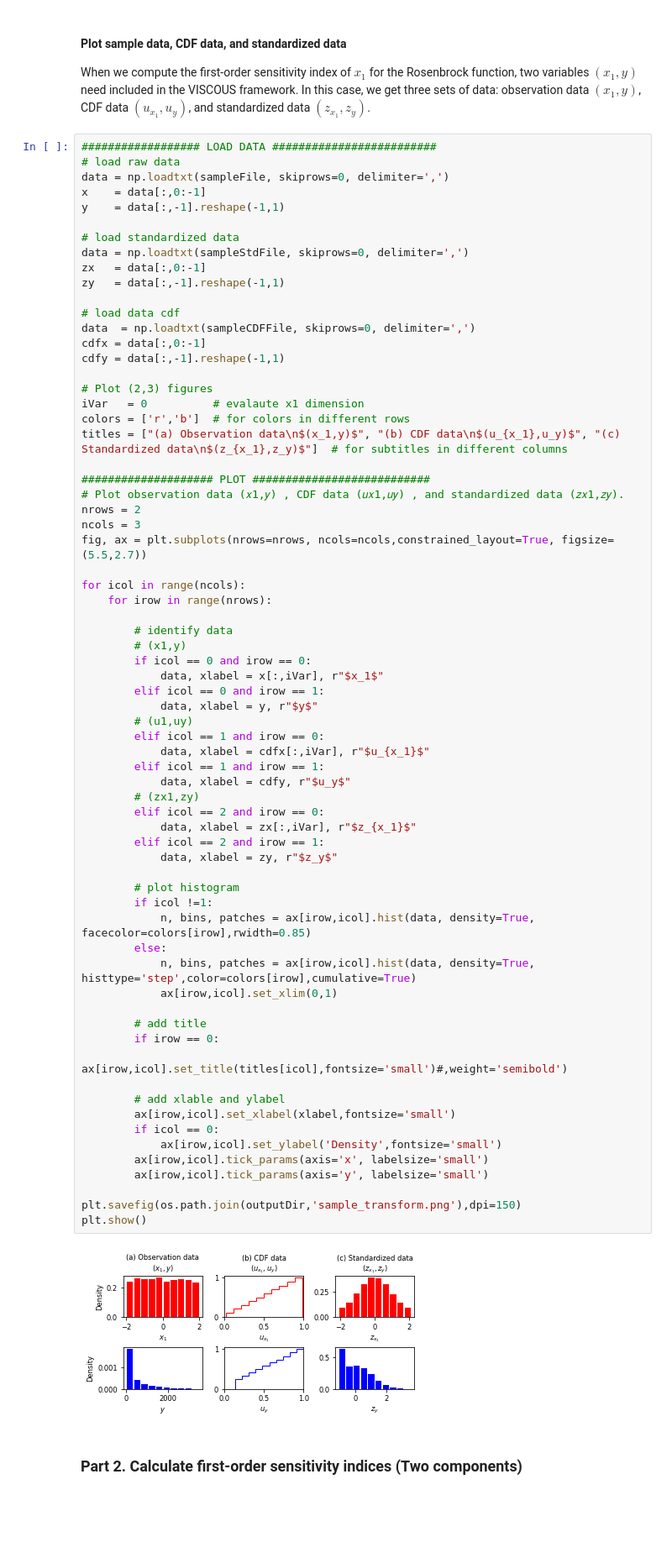
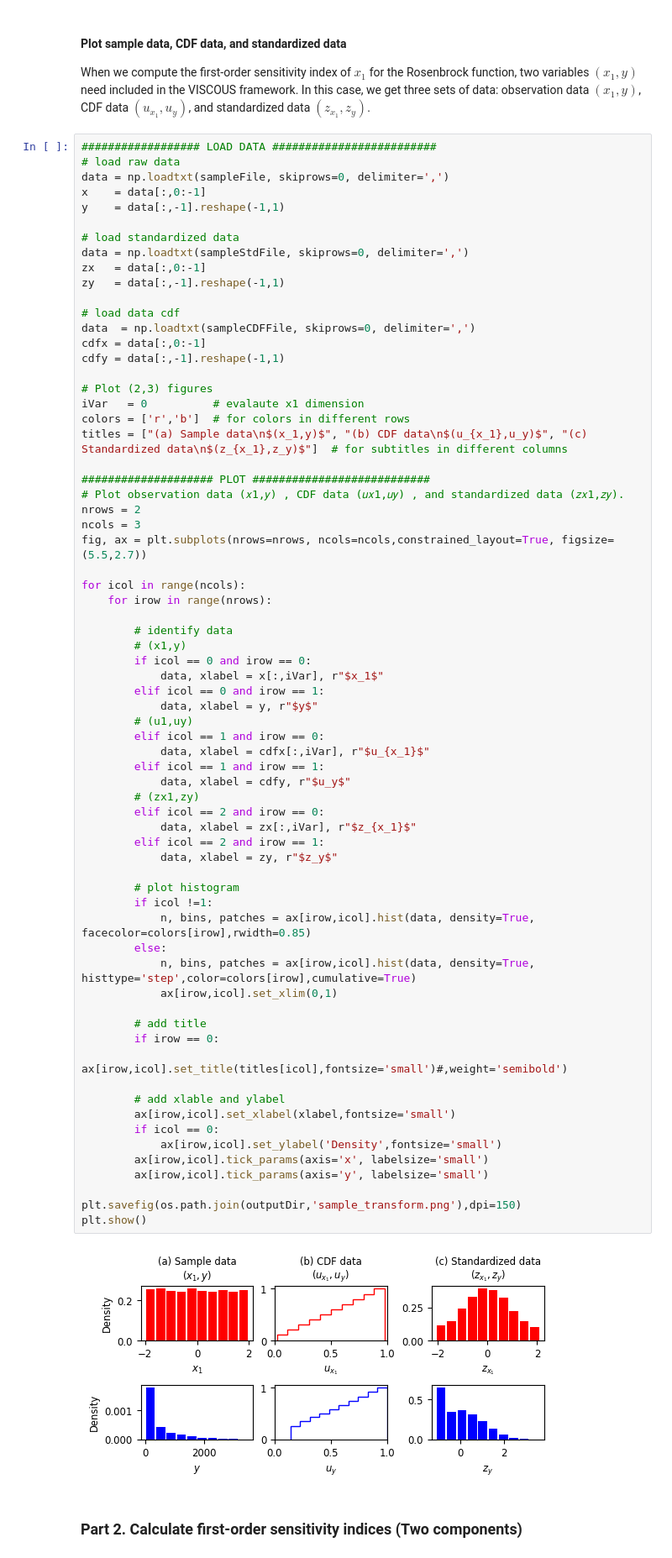
Before and after one commit to CH-Earth/pyviscous, a Jupyter notebook: examples/Rosbrock_function/Rosbrock_function.ipynb, the cells around one changed output. Shown: that part at 84% size. Drawn from its saved outputs; the diff is of its cells as text; blank space fills up the shorter version.

```diff
--- a/examples/Rosbrock_function/Rosbrock_function.ipynb
+++ b/examples/Rosbrock_function/Rosbrock_function.ipynb
@@ -199,7 +126,7 @@ cdfy = data[:,-1].reshape(-1,1)
 # Plot (2,3) figures
 iVar   = 0          # evalaute x1 dimension
 colors = ['r','b']  # for colors in different rows
-titles = ["(a) Observation data\n$(x_1,y)$", "(b) CDF data\n$(u_{x_1},u_y)$", "(c) Standardized data\n$(z_{x_1},z_y)$"]  # for subtitles in different columns
+titles = ["(a) Sample data\n$(x_1,y)$", "(b) CDF data\n$(u_{x_1},u_y)$", "(c) Standardized data\n$(z_{x_1},z_y)$"]  # for subtitles in different columns
 
 #################### PLOT ###########################
 # Plot observation data (𝑥1,𝑦) , CDF data (𝑢𝑥1,𝑢𝑦) , and standardized data (𝑧𝑥1,𝑧𝑦).
@@ -221,34 +148,34 @@ for icol in range(ncols):
             data, xlabel = cdfx[:,iVar], r"$u_{x_1}$"
         elif icol == 1 and irow == 1:
             data, xlabel = cdfy, r"$u_y$"
         # (zx1,zy)
         elif icol == 2 and irow == 0:
             data, xlabel = zx[:,iVar], r"$z_{x_1}$"
         elif icol == 2 and irow == 1:
             data, xlabel = zy, r"$z_y$"
 
         # plot histogram
         if icol !=1:
             n, bins, patches = ax[irow,icol].hist(data, density=True, facecolor=colors[irow],rwidth=0.85)
         else:
             n, bins, patches = ax[irow,icol].hist(data, density=True, histtype='step',color=colors[irow],cumulative=True)
             ax[irow,icol].set_xlim(0,1)
 
         # add title
         if irow == 0:
             ax[irow,icol].set_title(titles[icol],fontsize='small')#,weight='semibold')
 
         # add xlable and ylabel
         ax[irow,icol].set_xlabel(xlabel,fontsize='small')
         if icol == 0:
             ax[irow,icol].set_ylabel('Density',fontsize='small')
         ax[irow,icol].tick_params(axis='x', labelsize='small')
         ax[irow,icol].tick_params(axis='y', labelsize='small')
 
 plt.savefig(os.path.join(outputDir,'sample_transform.png'),dpi=150)
 plt.show()
 # %% [output]
-[figure, old version]
+[figure, new version]
 # %% [markdown]
 ### Part 2. Calculate first-order sensitivity indices (Two components)
 # %%
```
Also changed, not shown: parts of 11 cells of this notebook, 13 other files.
